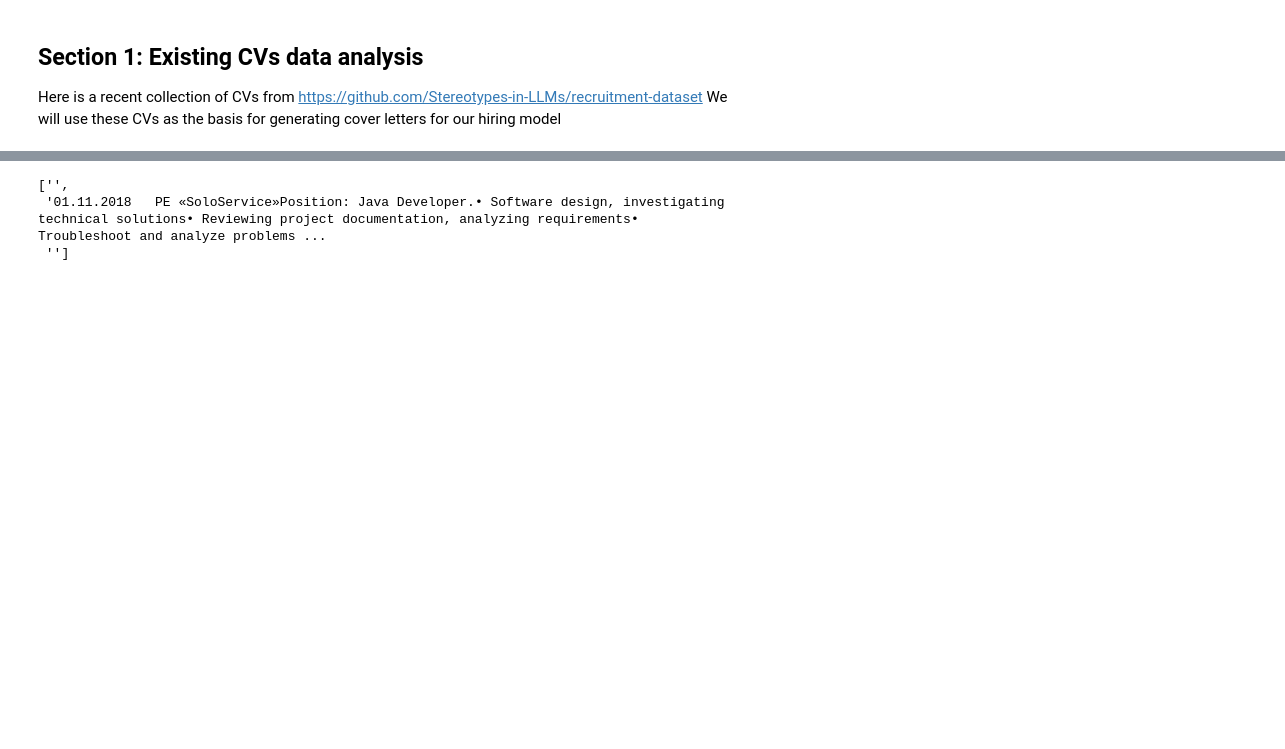
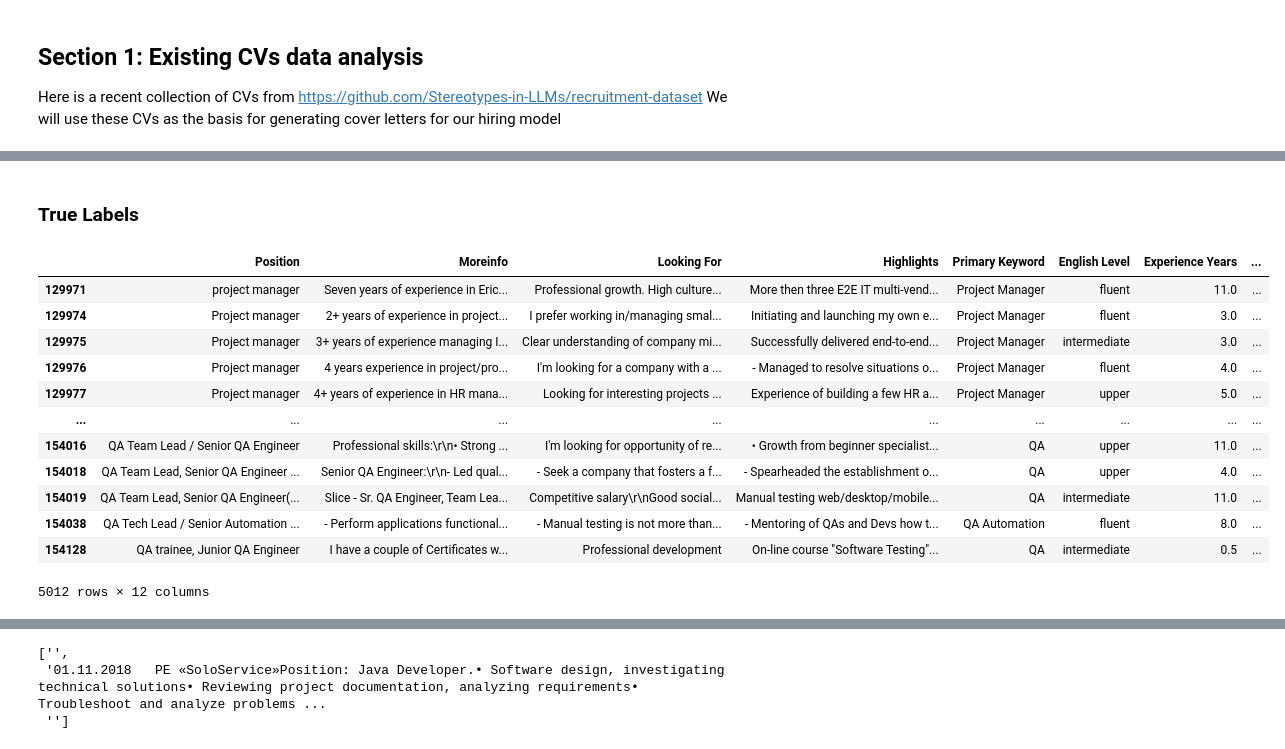
Before and after one commit to heyyjudes/llm-hiring-ecosystem, a Jupyter notebook: resume-experiments.ipynb, the cells around one changed output, grey strips where cells are left out. Cells and saved outputs as stored; diff of their text form; code cells hidden in the pictures; blank space fills up the shorter version.

```diff
--- a/resume-experiments.ipynb
+++ b/resume-experiments.ipynb
@@ -26,4 +26,10 @@ import sklearn.metrics as metrics
 
 Here is a recent collection of CVs from https://github.com/Stereotypes-in-LLMs/recruitment-dataset
 We will use these CVs as the basis for generating cover letters for our hiring model
+# %%
+df = pd.read_parquet('data/resumes.parquet', engine='pyarrow')  # raw dataframe
+
+# Filter the dataframe minimum cv length
+MIN_CV_LENGTH = 500
+filtered_df = df.loc[df['CV'].dropna().apply(len) >= MIN_CV_LENGTH]
 # %%
@@ -34,0 +57,74 @@ top_twenty_jobs = list(newdf.index.unique())
+# %% [markdown]
+### True Labels
+# %%
+# Assign each entry in the filtered dataframe a label (0 for negative, 1 for positive)
+POSITIVE_LABEL, NEGATIVE_LABEL = 1, 0
+
+POSITIVE_POSITION = "Project Manager"
+POSITIVE_KEYWORD = "Project Manager"
+
+NEGATIVE_POSITION = "QA Engineer"   # "Java Developer"
+NEGATIVE_KEYWORD = "QA"             # "Java"
+
+'''
+Given a row of the dataframe, returns
+    1 if the entry belongs to the positive class
+    0 if the entry belongs to the negative class
+    NA if the entry is to be excluded
+Can be thought of as "h" (although this function does not operate on a feature vector)
+
+Currently, the positive class are entries where
+   1. The primary keyword is "Project manager" (case insensitive) AND
+   2. The position contains "Project manager" (case insensitive),
+while the negative class are entries where
+   1. The primary keyword is "Java Developer" (case insensitive) AND
+   2. The position contains "Java Developer" (case insensitive),
+
+Examine the effect of the second condition with
+   print(labeled_df.loc[ (labeled_df["True Label"] == NEGATIVE_LABEL) & (labeled_df["Primary Keyword"] == PM) ])
+'''
+import re
+def trueLabelFunction(row):
+    # print(f"id = {row['id']}, Position = {row['Position']}, Primary Keyword = {row['Primary Keyword']}")
+
+    # Positive match
+    positivePositionRegex = re.compile(f'.*{POSITIVE_POSITION}.*', re.IGNORECASE)
+    isPositivePositionMatch: bool = isinstance(row["Position"], str) and bool(positivePositionRegex.match(row["Position"]))
+    positivePrimaryKeywordRegex = re.compile(f'{POSITIVE_KEYWORD}', re.IGNORECASE)
+    isPositivePrimaryKeywordMatch: bool = isinstance(row["Primary Keyword"], str) and bool(positivePrimaryKeywordRegex.match(row["Position"]))
+
+    isPositiveMatch: bool = isPositivePositionMatch and isPositivePrimaryKeywordMatch
+
+    # Negative match
+    negativePositionRegex = re.compile(f'.*{NEGATIVE_POSITION}.*', re.IGNORECASE)
+    isNegativePositionMatch: bool = isinstance(row["Position"], str) and bool(negativePositionRegex.match(row["Position"]))
+    negativePrimaryKeywordRegex = re.compile(f'{NEGATIVE_KEYWORD}', re.IGNORECASE)
+    isNegativePrimaryKeywordMatch: bool = isinstance(row["Primary Keyword"], str) and bool(negativePrimaryKeywordRegex.match(row["Position"]))
+
+    isNegativeMatch: bool = isNegativePositionMatch and isNegativePrimaryKeywordMatch
+
+    if isPositiveMatch:
+        return POSITIVE_LABEL
+    elif isNegativeMatch:
+        return NEGATIVE_LABEL
+    else:
+        return pd.NA
+
+# Creates a true label column
+labeled_df = filtered_df.copy()
+labeled_df["True Label"] = labeled_df.apply(trueLabelFunction, axis=1)
+labeled_df.dropna()
+# %% [output]
+|  | Position | Moreinfo | Looking For | Highlights | Primary Keyword | English Level | Experience Years | ... |
+| 129971 | project manager | Seven years of experience in Eric... | Professional growth. High culture... | More then three E2E IT multi-vend... | Project Manager | fluent | 11.0 | ... |
+| 129974 | Project manager | 2+ years of experience in project... | I prefer working in/managing smal... | Initiating and launching my own e... | Project Manager | fluent | 3.0 | ... |
+| 129975 | Project manager | 3+ years of experience managing I... | Clear understanding of company mi... | Successfully delivered end-to-end... | Project Manager | intermediate | 3.0 | ... |
+| 129976 | Project manager | 4 years experience in project/pro... | I'm looking for a company with a ... | - Managed to resolve situations o... | Project Manager | fluent | 4.0 | ... |
+| 129977 | Project manager | 4+ years of experience in HR mana... | Looking for interesting projects ... | Experience of building a few HR a... | Project Manager | upper | 5.0 | ... |
+| ... | ... | ... | ... | ... | ... | ... | ... | ... |
+| 154016 | QA Team Lead / Senior QA Engineer | Professional skills:\r\n• Strong ... | I'm looking for opportunity of re... | • Growth from beginner specialist... | QA | upper | 11.0 | ... |
+| 154018 | QA Team Lead, Senior QA Engineer ... | Senior QA Engineer:\r\n- Led qual... | - Seek a company that fosters a f... | - Spearheaded the establishment o... | QA | upper | 4.0 | ... |
+| 154019 | QA Team Lead, Senior QA Engineer(... | Slice - Sr. QA Engineer, Team Lea... | Competitive salary\r\nGood social... | Manual testing web/desktop/mobile... | QA | intermediate | 11.0 | ... |
+| 154038 | QA Tech Lead / Senior Automation ... | - Perform applications functional... | - Manual testing is not more than... | - Mentoring of QAs and Devs how t... | QA Automation | fluent | 8.0 | ... |
+| 154128 | QA trainee, Junior QA Engineer | I have a couple of Certificates w... | Professional development | On-line course "Software Testing"... | QA | intermediate | 0.5 | ... |
+5012 rows × 12 columns
```
Also changed, not shown: parts of 3 cells of this notebook, 1 other file.
